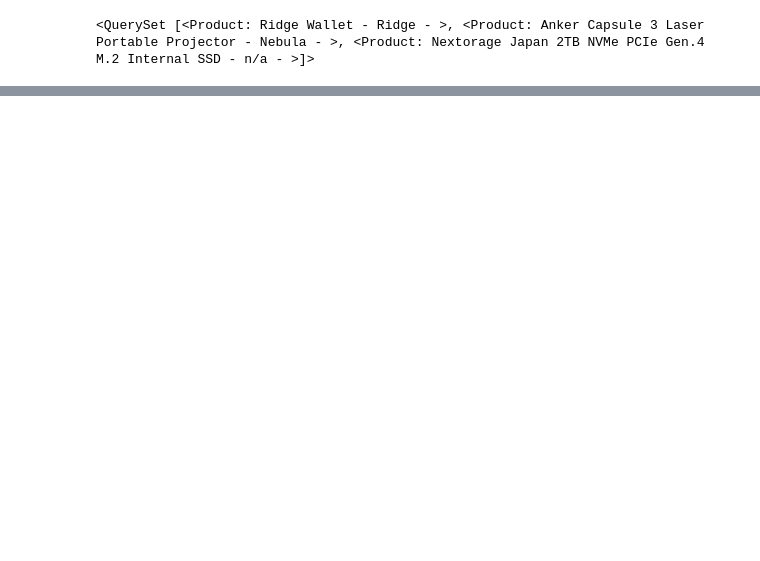
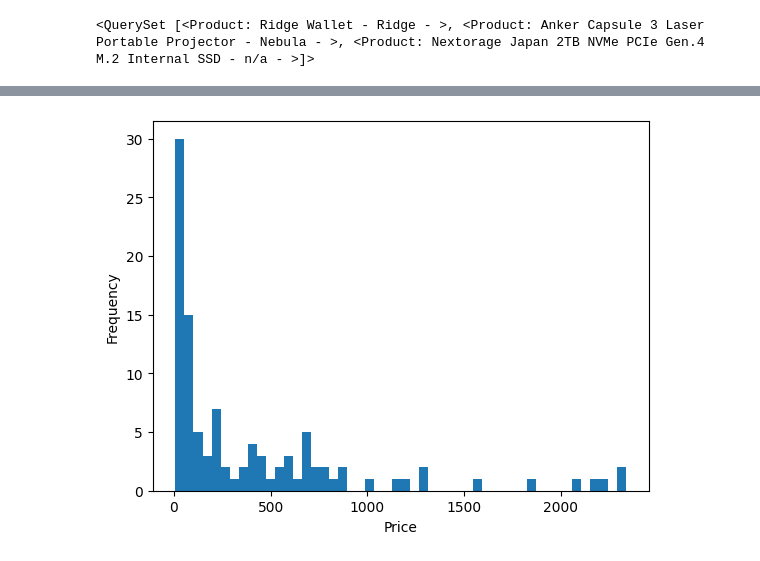
Before and after one commit to ddeisadze/Honey-Coupon-Clone, a Jupyter notebook: backend/structureMongoData.ipynb, the cells around one changed output, grey strips where cells are left out. Saved outputs shown, nothing was run; the diff lists cells and outputs as text; code cells hidden in the pictures; blank space fills up the shorter version.

```diff
--- a/backend/structureMongoData.ipynb
+++ b/backend/structureMongoData.ipynb
@@ -60,0 +135,7 @@ for field in list(search):
+# %%
+plt.hist(new_df['PricePaid'], bins=50)
+plt.xlabel('Price')
+plt.ylabel('Frequency')
+plt.show()
+# %% [output]
+[figure, added]
```
Also changed, not shown: parts of 10 cells of this notebook, 5 other files.
